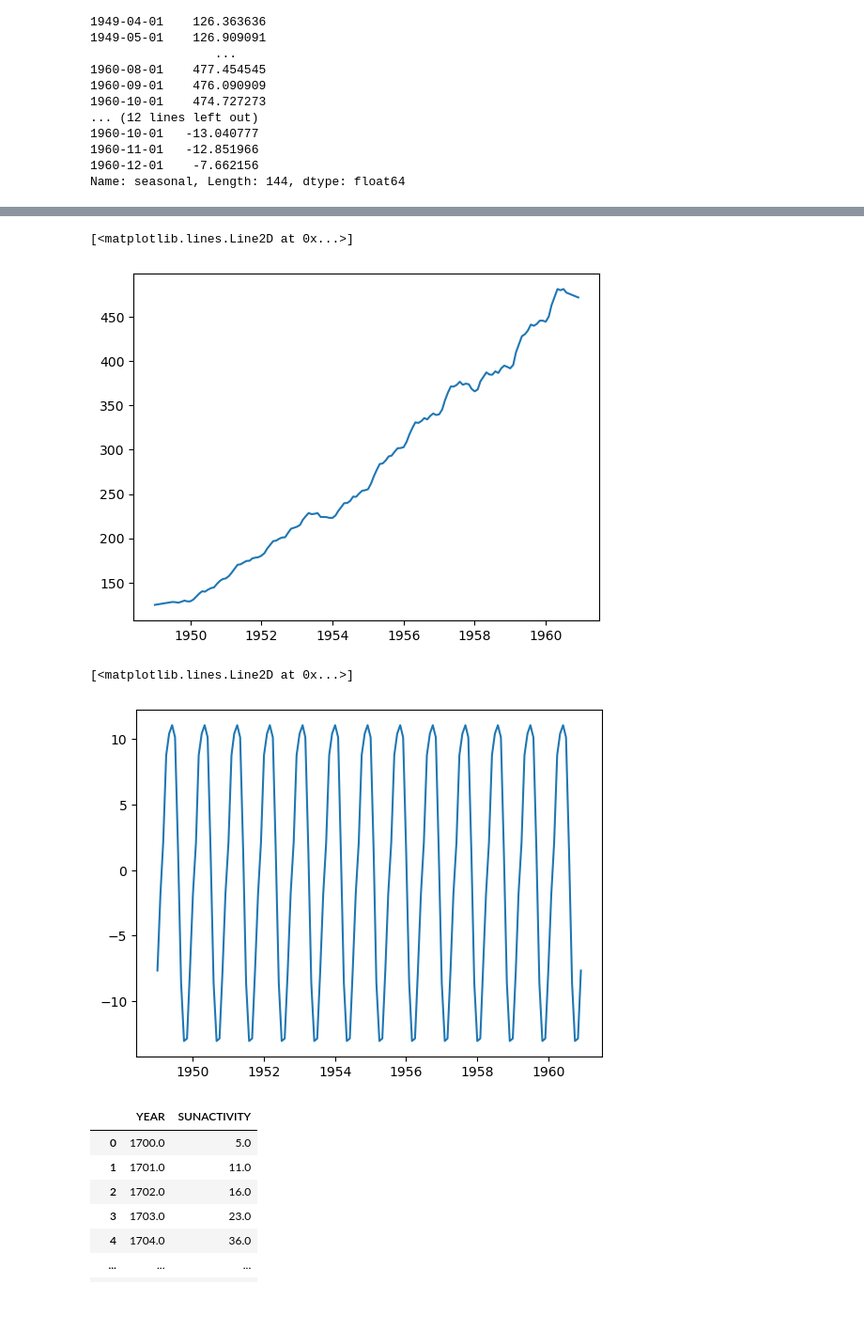
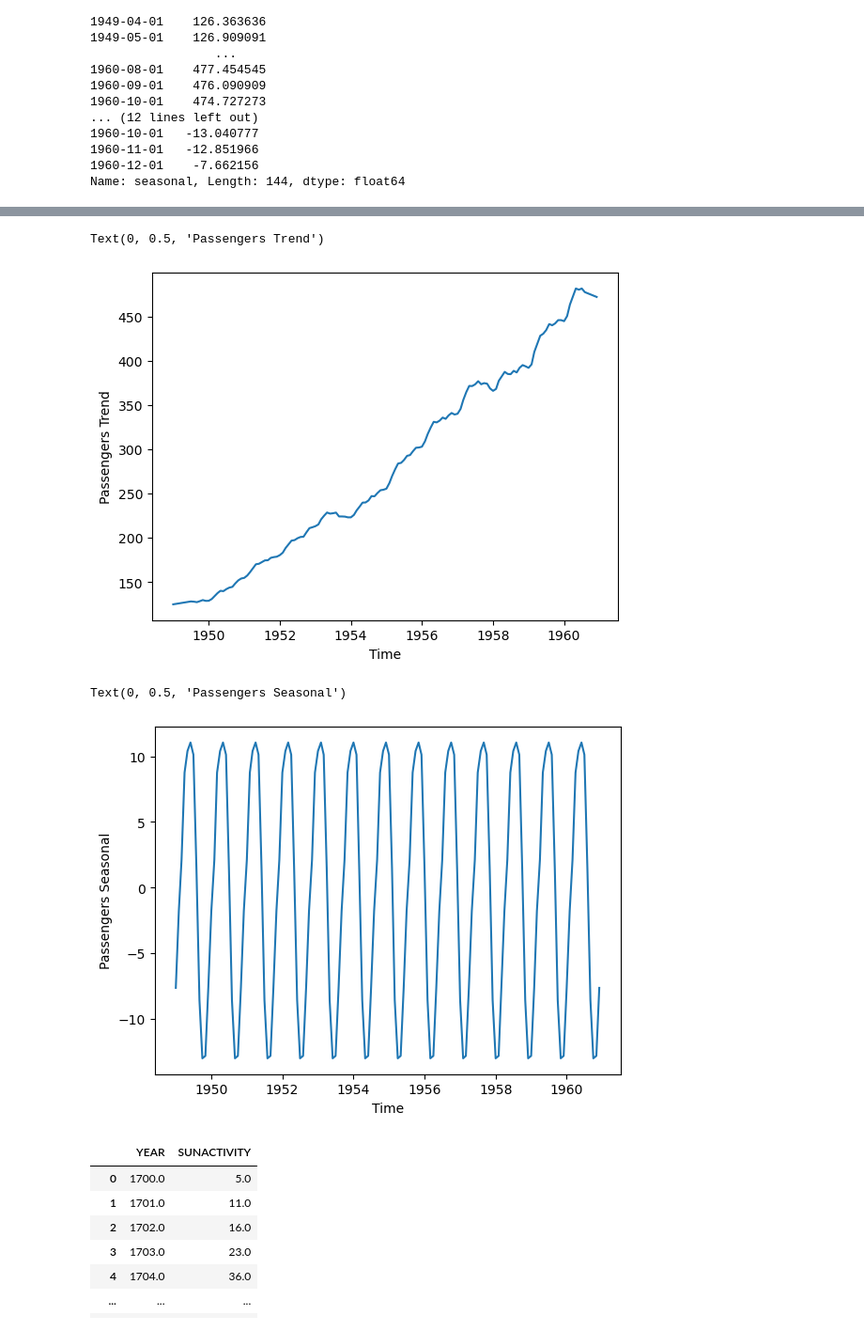
Before and after one commit to coachtech/BE_MLAI_LSTERN, a Jupyter notebook: try-it_10_1_starter/try-it-10.1-starter.ipynb, the cells around one changed output, grey strips where cells are left out. Shown: that part at 94% size. Drawn from its saved outputs; the diff is of its cells as text; code cells hidden in the pictures; blank space fills up the shorter version.

```diff
--- a/try-it_10_1_starter/try-it-10.1-starter.ipynb
+++ b/try-it_10_1_starter/try-it-10.1-starter.ipynb
@@ -89,13 +138,17 @@ Name: seasonal, Length: 144, dtype: float64
 # %%
 plt.plot(res.trend)
+plt.xlabel('Time')
+plt.ylabel('Passengers Trend')
 # %% [output]
-[<matplotlib.lines.Line2D at 0x...>]
+Text(0, 0.5, 'Passengers Trend')
-[figure, old version]
+[figure, new version]
 # %%
 plt.plot(res.seasonal)
+plt.xlabel('Time')
+plt.ylabel('Passengers Seasonal')
 # %% [output]
-[<matplotlib.lines.Line2D at 0x...>]
+Text(0, 0.5, 'Passengers Seasonal')
-[figure, old version]
+[figure, new version]
 # %%
 sunspots_df = pd.DataFrame(data = sunspots.data)
 sunspots_df
```
Also changed, not shown: parts of 10 cells of this notebook, 6 other files.
